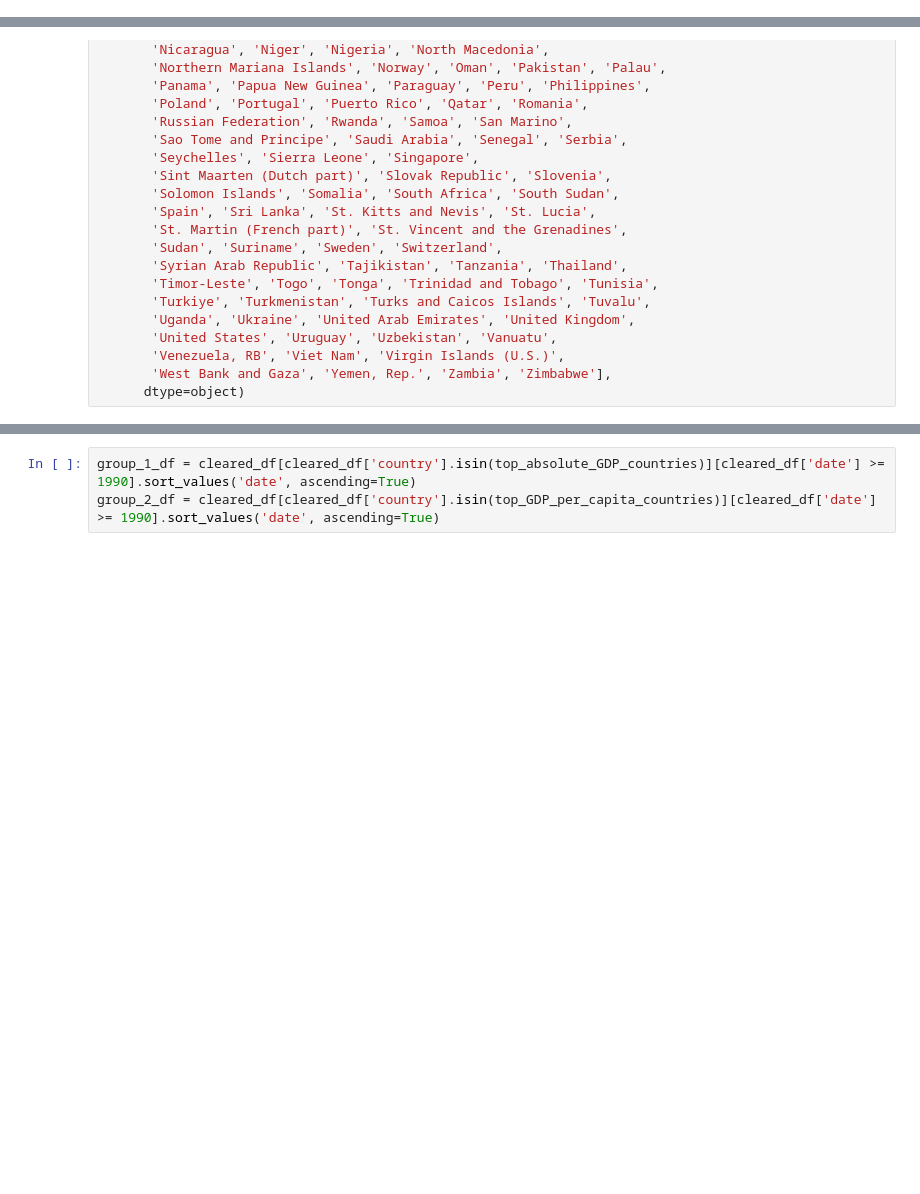
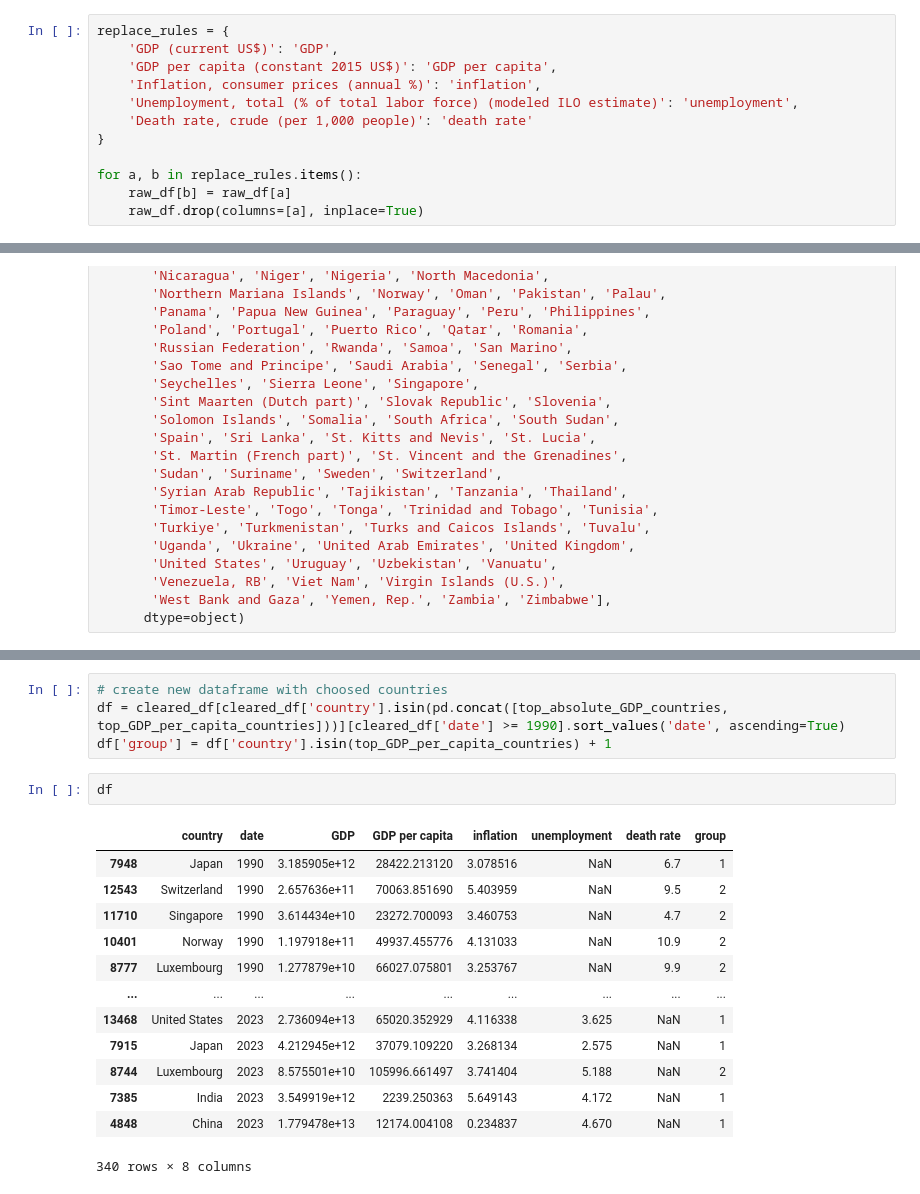
Before and after one commit to XTerris/economic_analysis, a Jupyter notebook: main.ipynb, the cells around one changed output, grey strips where cells are left out. Saved outputs shown, nothing was run; the diff lists cells and outputs as text; blank space fills up the shorter version.

```diff
--- a/main.ipynb
+++ b/main.ipynb
@@ -119,0 +128,12 @@ memory usage: 652.7+ KB
+# %%
+replace_rules = {
+    'GDP (current US$)': 'GDP',
+    'GDP per capita (constant 2015 US$)': 'GDP per capita',
+    'Inflation, consumer prices (annual %)': 'inflation',
+    'Unemployment, total (% of total labor force) (modeled ILO estimate)': 'unemployment',
+    'Death rate, crude (per 1,000 people)': 'death rate'
+}
+
+for a, b in replace_rules.items():
+    raw_df[b] = raw_df[a]
+    raw_df.drop(columns=[a], inplace=True)
@@ -211,7 +247,24 @@ Top 7 countries by GDP per capite:
 Name: country, dtype: object
 # %%
-group_1_df = cleared_df[cleared_df['country'].isin(top_absolute_GDP_countries)][cleared_df['date'] >= 1990].sort_values('date', ascending=True)
-group_2_df = cleared_df[cleared_df['country'].isin(top_GDP_per_capita_countries)][cleared_df['date'] >= 1990].sort_values('date', ascending=True)
+# create new dataframe with choosed countries
+df = cleared_df[cleared_df['country'].isin(pd.concat([top_absolute_GDP_countries, top_GDP_per_capita_countries]))][cleared_df['date'] >= 1990].sort_values('date', ascending=True)
+df['group'] = df['country'].isin(top_GDP_per_capita_countries) + 1
+# %%
+df
+# %% [output]
+|  | country | date | GDP | GDP per capita | inflation | unemployment | death rate | group |
+| 7948 | Japan | 1990 | 3.185905e+12 | 28422.213120 | 3.078516 | NaN | 6.7 | 1 |
+| 12543 | Switzerland | 1990 | 2.657636e+11 | 70063.851690 | 5.403959 | NaN | 9.5 | 2 |
+| 11710 | Singapore | 1990 | 3.614434e+10 | 23272.700093 | 3.460753 | NaN | 4.7 | 2 |
+| 10401 | Norway | 1990 | 1.197918e+11 | 49937.455776 | 4.131033 | NaN | 10.9 | 2 |
+| 8777 | Luxembourg | 1990 | 1.277879e+10 | 66027.075801 | 3.253767 | NaN | 9.9 | 2 |
+| ... | ... | ... | ... | ... | ... | ... | ... | ... |
+| 13468 | United States | 2023 | 2.736094e+13 | 65020.352929 | 4.116338 | 3.625 | NaN | 1 |
+| 7915 | Japan | 2023 | 4.212945e+12 | 37079.109220 | 3.268134 | 2.575 | NaN | 1 |
+| 8744 | Luxembourg | 2023 | 8.575501e+10 | 105996.661497 | 3.741404 | 5.188 | NaN | 2 |
+| 7385 | India | 2023 | 3.549919e+12 | 2239.250363 | 5.649143 | 4.172 | NaN | 1 |
+| 4848 | China | 2023 | 1.779478e+13 | 12174.004108 | 0.234837 | 4.670 | NaN | 1 |
+340 rows × 8 columns
 # %%
 from matplotlib import colormaps
 
```
Also changed, not shown: parts of 13 cells of this notebook.
